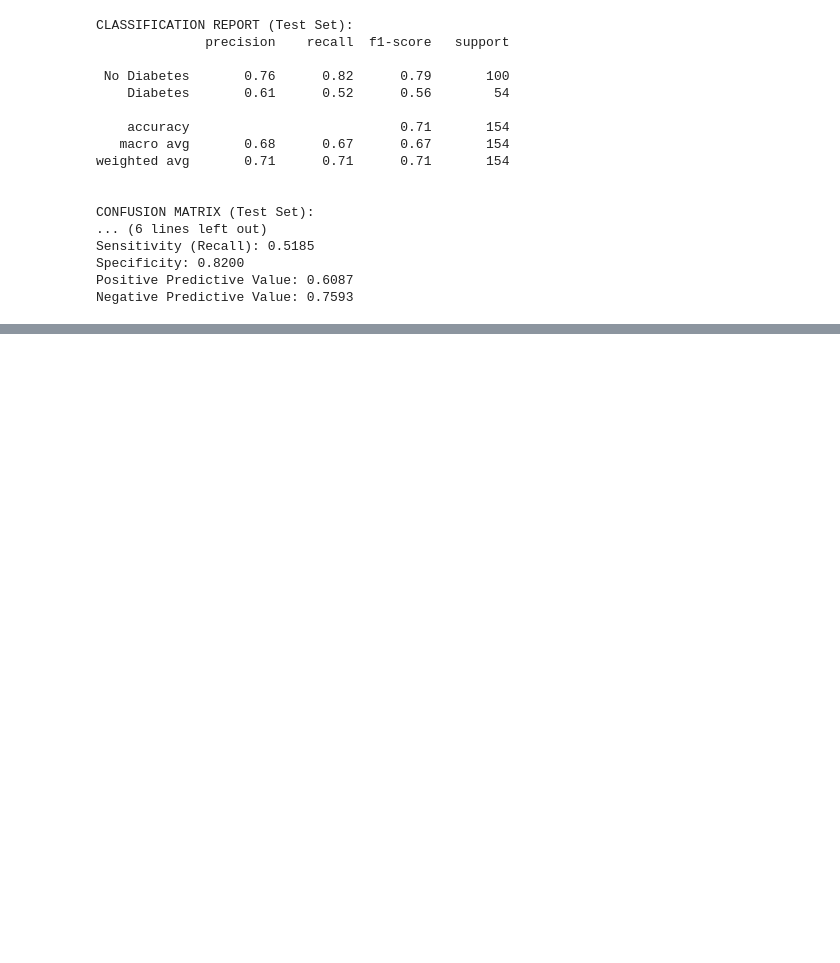
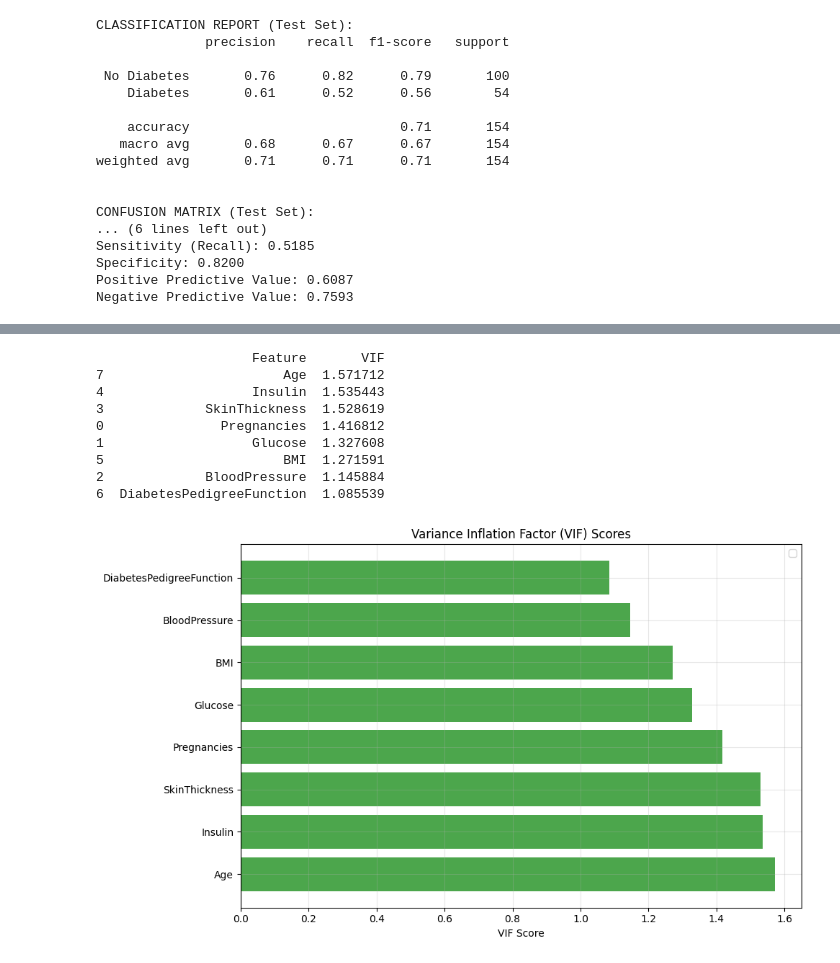
Before and after one commit to jharveymagna/PSET4_Ethics, a Jupyter notebook: Simple Modeling.ipynb, the cells around one changed output, grey strips where cells are left out. Cells and saved outputs as stored; diff of their text form; code cells hidden in the pictures; blank space fills up the shorter version.

```diff
--- a/Simple Modeling.ipynb
+++ b/Simple Modeling.ipynb
@@ -201,0 +254,38 @@ plt.show()
+# %%
+from statsmodels.stats.outliers_influence import variance_inflation_factor
+
+
+def calculate_vif(X_data):
+    vif_data = pd.DataFrame()
+    vif_data["Feature"] = X_data.columns
+    vif_data["VIF"] = [variance_inflation_factor(X_data.values, i)
+                       for i in range(len(X_data.columns))]
+    return vif_data.sort_values('VIF', ascending=False)
+
+
+# Convert scaled training data back to DataFrame for VIF calculation
+X_train_scaled_df = pd.DataFrame(X_train_scaled, columns=X.columns)
+vif_scores = calculate_vif(X_train_scaled_df)
+
+print(vif_scores)
+
+plt.figure(figsize=(10, 6))
+colors = ['red' if x > 10 else 'orange' if x > 5 else 'green' for x in vif_scores['VIF']]
+bars = plt.barh(vif_scores['Feature'], vif_scores['VIF'], color=colors, alpha=0.7)
+plt.xlabel('VIF Score')
+plt.title('Variance Inflation Factor (VIF) Scores')
+plt.legend()
+plt.grid(True, alpha=0.3)
+plt.tight_layout()
+plt.show()
+# %% [output]
+                    Feature       VIF
+7                       Age  1.571712
+4                   Insulin  1.535443
+3             SkinThickness  1.528619
+0               Pregnancies  1.416812
+1                   Glucose  1.327608
+5                       BMI  1.271591
+2             BloodPressure  1.145884
+6  DiabetesPedigreeFunction  1.085539
+[figure, added]
```
Also changed, not shown: parts of 4 cells of this notebook, 1 other file.
